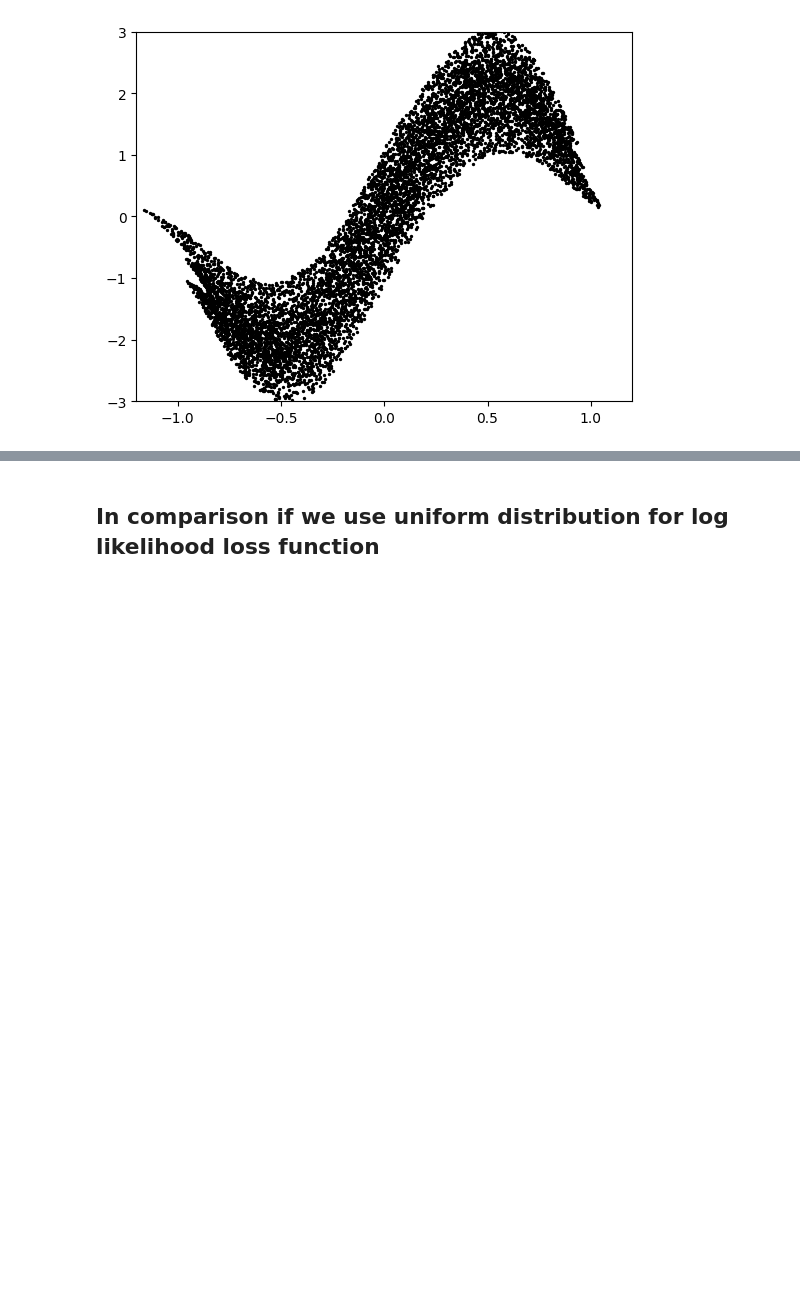
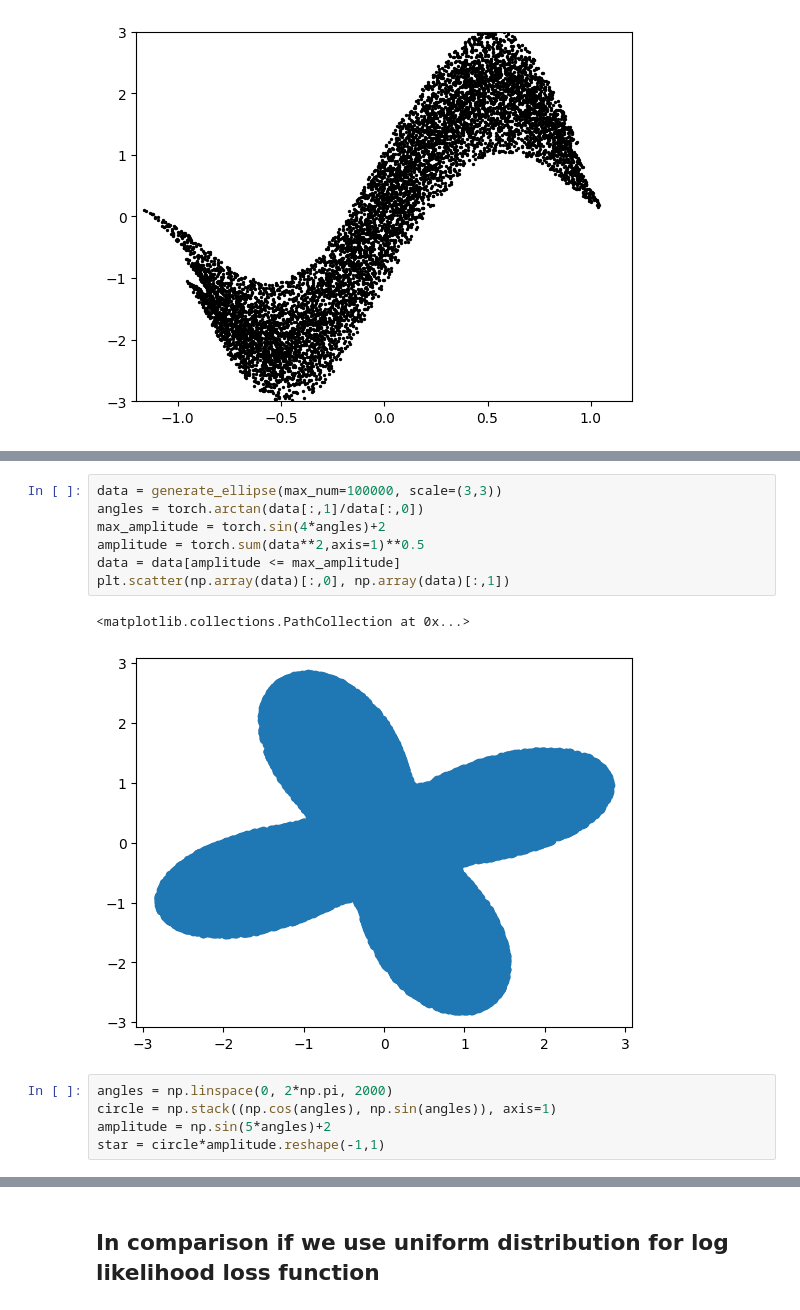
Before and after one commit to TTTruong357/master-thesis, a Jupyter notebook: acl/Schmierblatt.ipynb, the cells around one changed output, grey strips where cells are left out. Cells and saved outputs as stored; diff of their text form; blank space fills up the shorter version.

```diff
--- a/acl/Schmierblatt.ipynb
+++ b/acl/Schmierblatt.ipynb
@@ -238,0 +298,15 @@ ax.scatter(transformed[:,0], transformed[:,1], c='black', alpha=1, s=2)
+# %%
+data = generate_ellipse(max_num=100000, scale=(3,3))
+angles = torch.arctan(data[:,1]/data[:,0])
+max_amplitude = torch.sin(4*angles)+2
+amplitude = torch.sum(data**2,axis=1)**0.5
+data = data[amplitude <= max_amplitude]
+plt.scatter(np.array(data)[:,0], np.array(data)[:,1])
+# %% [output]
+<matplotlib.collections.PathCollection at 0x...>
+[figure, added]
+# %%
+angles = np.linspace(0, 2*np.pi, 2000)
+circle = np.stack((np.cos(angles), np.sin(angles)), axis=1)
+amplitude = np.sin(5*angles)+2
+star = circle*amplitude.reshape(-1,1)
```
Also changed, not shown: parts of 23 cells of this notebook, 9 other files.
